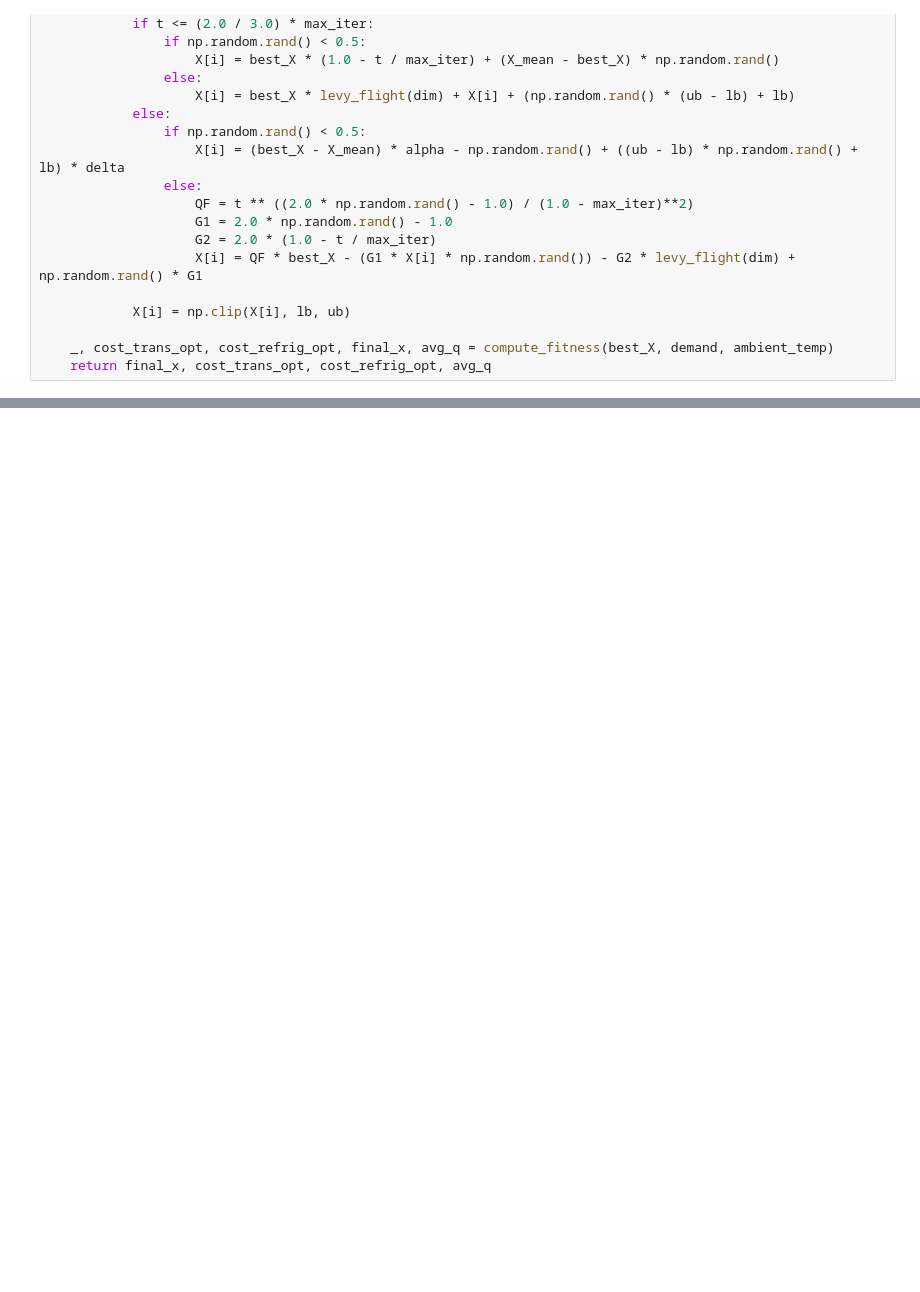
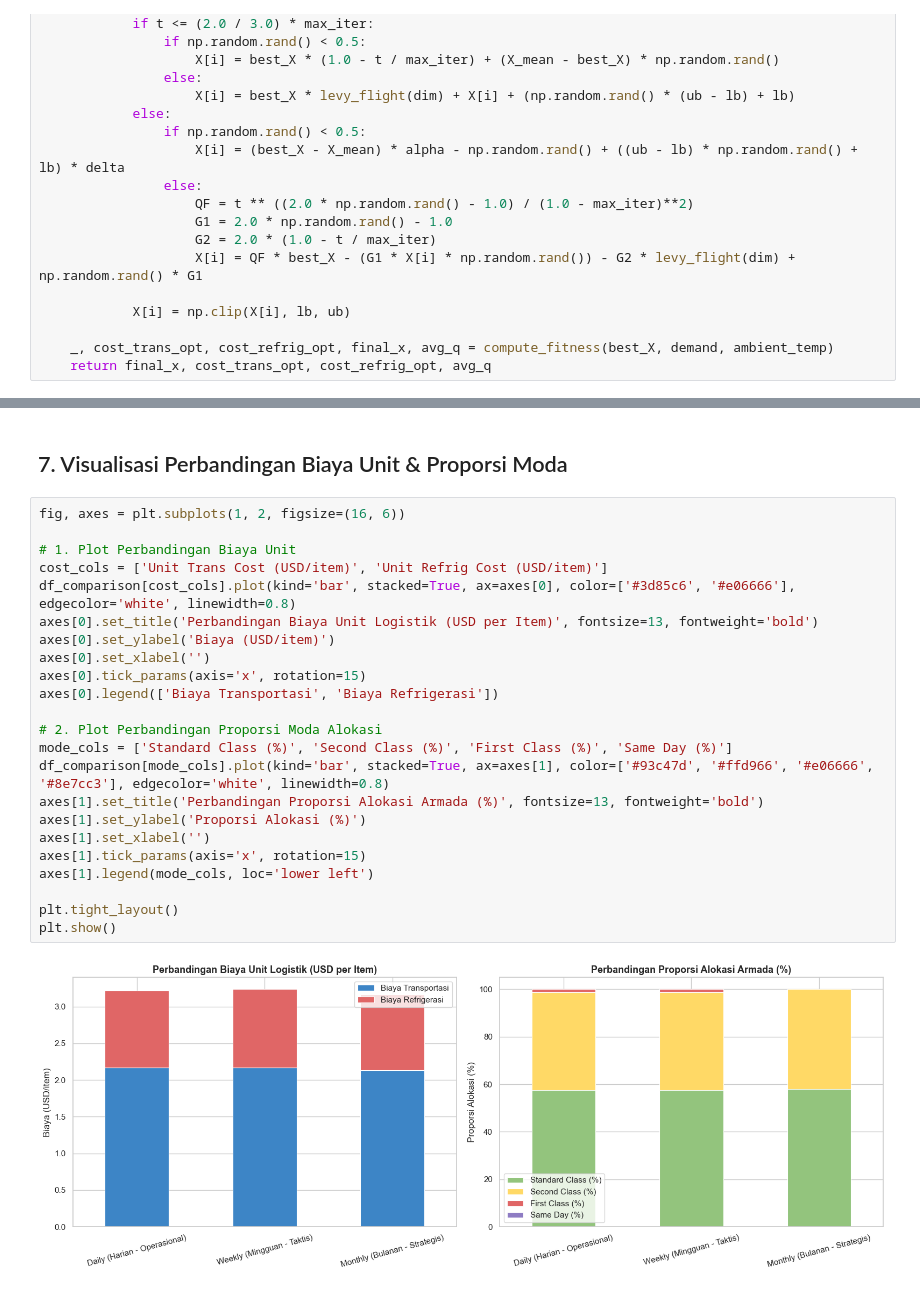
Before and after one commit to DeanFebrio/AOL_AppliedMathModeling, a Jupyter notebook: AO.ipynb, the cells around one changed output, grey strips where cells are left out. Saved outputs shown, nothing was run; the diff lists cells and outputs as text; blank space fills up the shorter version.

```diff
--- a/AO.ipynb
+++ b/AO.ipynb
@@ -190 +260,28 @@ Optimasi selesai dan disimpan ke data/optimization/optimization_results.csv
+# %% [markdown]
+## 7. Visualisasi Perbandingan Biaya Unit & Proporsi Moda
+# %%
+fig, axes = plt.subplots(1, 2, figsize=(16, 6))
+
+# 1. Plot Perbandingan Biaya Unit
+cost_cols = ['Unit Trans Cost (USD/item)', 'Unit Refrig Cost (USD/item)']
+df_comparison[cost_cols].plot(kind='bar', stacked=True, ax=axes[0], color=['#3d85c6', '#e06666'], edgecolor='white', linewidth=0.8)
+axes[0].set_title('Perbandingan Biaya Unit Logistik (USD per Item)', fontsize=13, fontweight='bold')
+axes[0].set_ylabel('Biaya (USD/item)')
+axes[0].set_xlabel('')
+axes[0].tick_params(axis='x', rotation=15)
+axes[0].legend(['Biaya Transportasi', 'Biaya Refrigerasi'])
+
+# 2. Plot Perbandingan Proporsi Moda Alokasi
+mode_cols = ['Standard Class (%)', 'Second Class (%)', 'First Class (%)', 'Same Day (%)']
+df_comparison[mode_cols].plot(kind='bar', stacked=True, ax=axes[1], color=['#93c47d', '#ffd966', '#e06666', '#8e7cc3'], edgecolor='white', linewidth=0.8)
+axes[1].set_title('Perbandingan Proporsi Alokasi Armada (%)', fontsize=13, fontweight='bold')
+axes[1].set_ylabel('Proporsi Alokasi (%)')
+axes[1].set_xlabel('')
+axes[1].tick_params(axis='x', rotation=15)
+axes[1].legend(mode_cols, loc='lower left')
+
+plt.tight_layout()
+plt.show()
+# %% [output]
+[figure, added]
 # %% [markdown]
```
Also changed, not shown: parts of 13 cells of this notebook, 2 other files.
